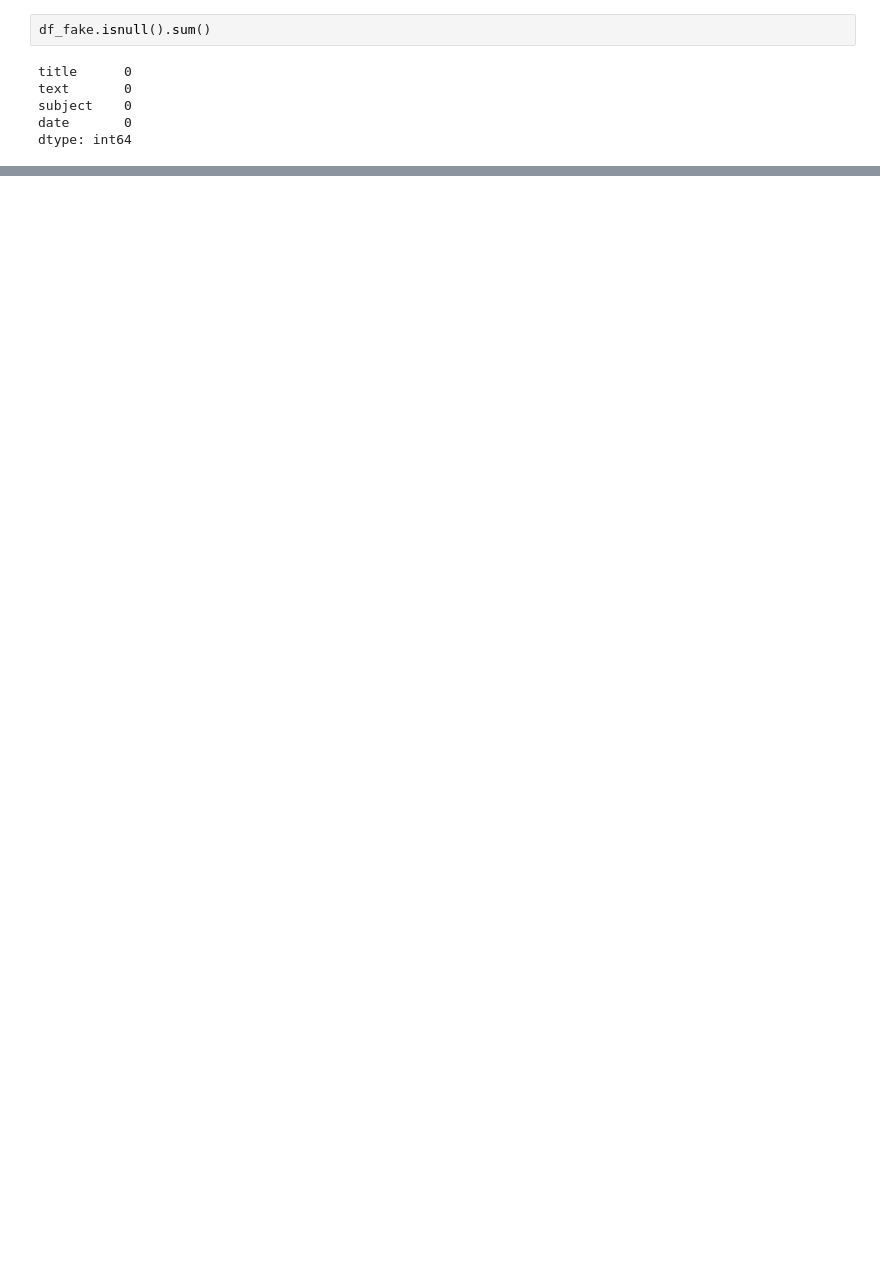
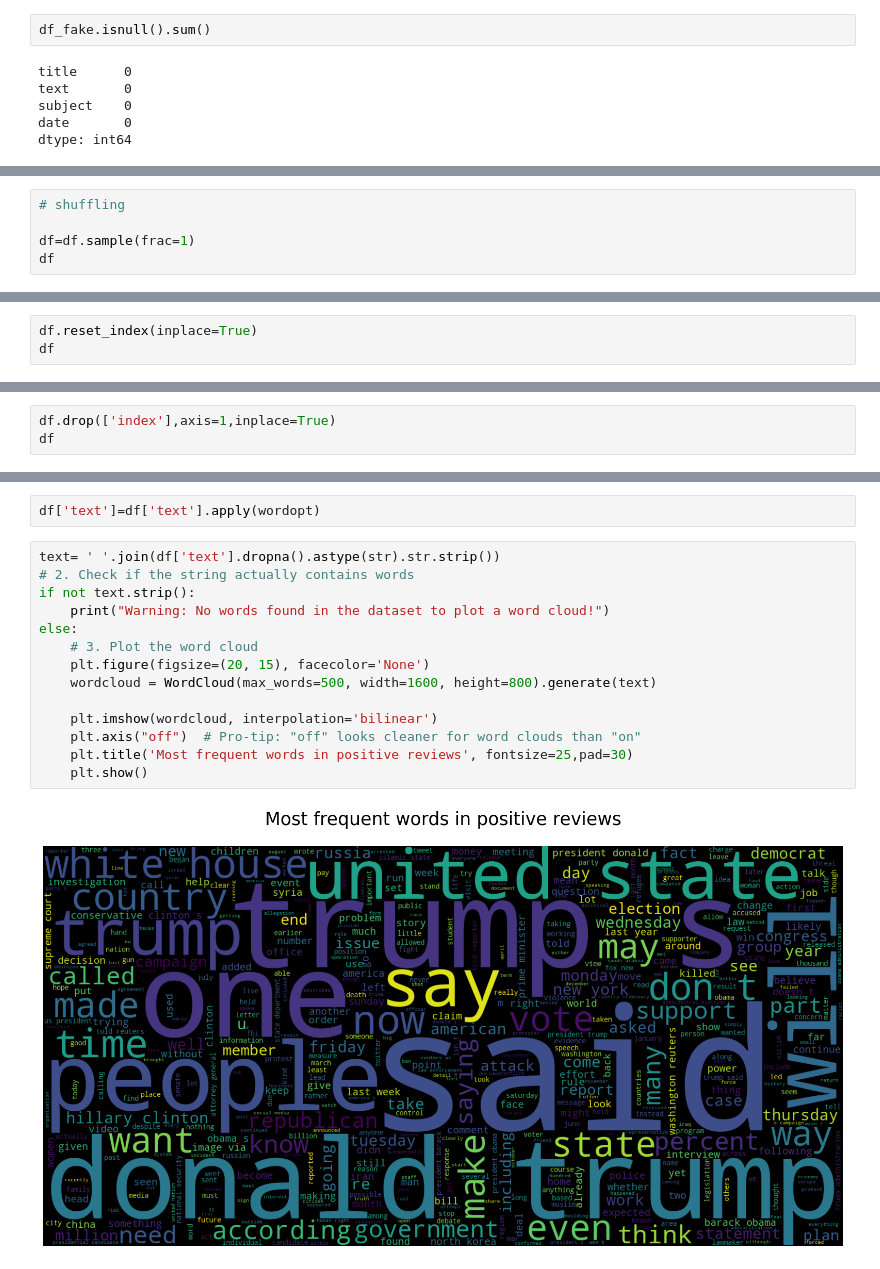
Before and after one commit to Huda-Kc/Data-Science-Portfolio, a Jupyter notebook: AI-NLP/nlp.ipynb, the cells around one changed output, grey strips where cells are left out. Saved outputs shown, nothing was run; the diff lists cells and outputs as text; blank space fills up the shorter version.

```diff
--- a/AI-NLP/nlp.ipynb
+++ b/AI-NLP/nlp.ipynb
@@ -282,0 +509,5 @@ dtype: int64
+# %%
+# shuffling
+
+df=df.sample(frac=1)
+df
@@ -282,0 +528,3 @@ dtype: int64
+# %%
+df.reset_index(inplace=True)
+df
@@ -282,0 +545,3 @@ dtype: int64
+# %%
+df.drop(['index'],axis=1,inplace=True)
+df
@@ -282,0 +593,18 @@ dtype: int64
+# %%
+df['text']=df['text'].apply(wordopt)
+# %%
+text= ' '.join(df['text'].dropna().astype(str).str.strip())
+# 2. Check if the string actually contains words
+if not text.strip():
+    print("Warning: No words found in the dataset to plot a word cloud!")
+else:
+    # 3. Plot the word cloud
+    plt.figure(figsize=(20, 15), facecolor='None')
+    wordcloud = WordCloud(max_words=500, width=1600, height=800).generate(text)
+
+    plt.imshow(wordcloud, interpolation='bilinear')
+    plt.axis("off")  # Pro-tip: "off" looks cleaner for word clouds than "on"
+    plt.title('Most frequent words in positive reviews', fontsize=25,pad=30)
+    plt.show()
+# %% [output]
+[figure, added]
```
Also changed, not shown: parts of 59 cells of this notebook, 41 other files.
